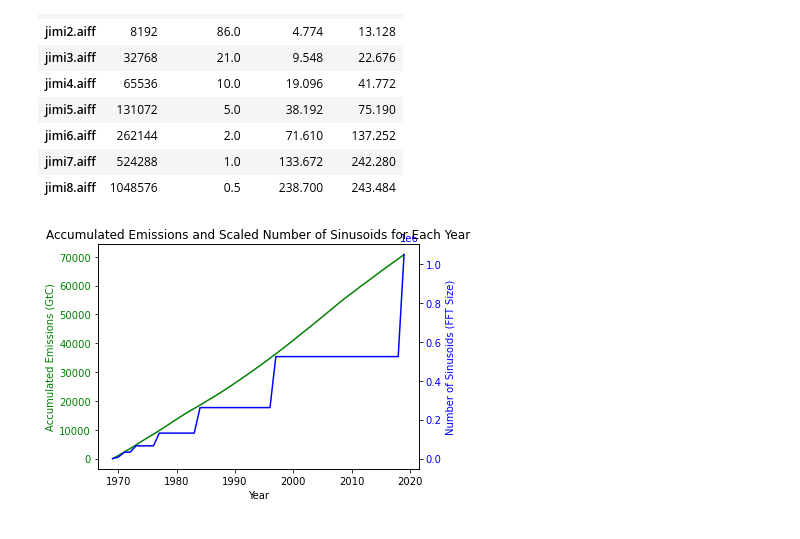
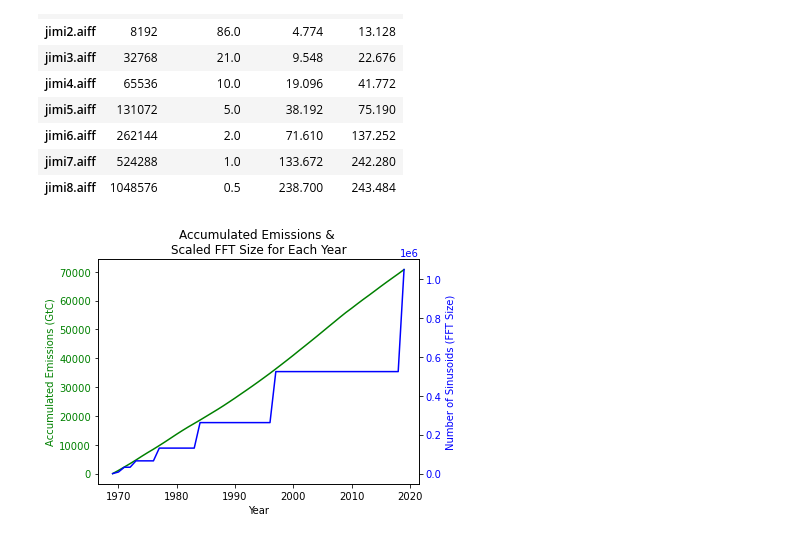
Before and after one commit to IIVIIIII/ASCC, a Jupyter notebook: notebook/assc.ipynb, the cells around one changed output. Drawn from its saved outputs; the diff is of its cells as text; code cells hidden in the pictures.

Commit message:
title for graph

```diff
--- a/notebook/assc.ipynb
+++ b/notebook/assc.ipynb
@@ -200,31 +200,33 @@ files
 # values for x axis
 x = carbon['year']
 
 # values for y axes
 y1 = carbon['accumulated(GtC)']
 y2 = carbon['fft_size']
 
 # create plot to hold multiple axes
 fig, ax1 = plt.subplots()
 
 # add parameters/values for first axis
 ax1.set_xlabel('Year')
 ax1.set_ylabel('Accumulated Emissions (GtC)', color='green')
 ax1.plot(x, y1, color='green')
 ax1.tick_params(axis='y', labelcolor='green')
 
 # instantiate a second axes that shares the same x-axis
 ax2 = ax1.twinx()
 
 # add parameters/values for second axis
 ax2.set_ylabel('Number of Sinusoids (FFT Size)', color='blue')
 ax2.plot(x, y2, color='blue')
 ax2.tick_params(axis='y', labelcolor='blue')
 
 # ensure right y-label isn't clipped
 fig.tight_layout()
 
+plt.title('Accumulated Emissions & \nScaled FFT Size for Each Year', fontsize=12)
+
 # show plot
 plt.show()
 # %% [output]
-[figure, old version]
+[figure, new version]
```
